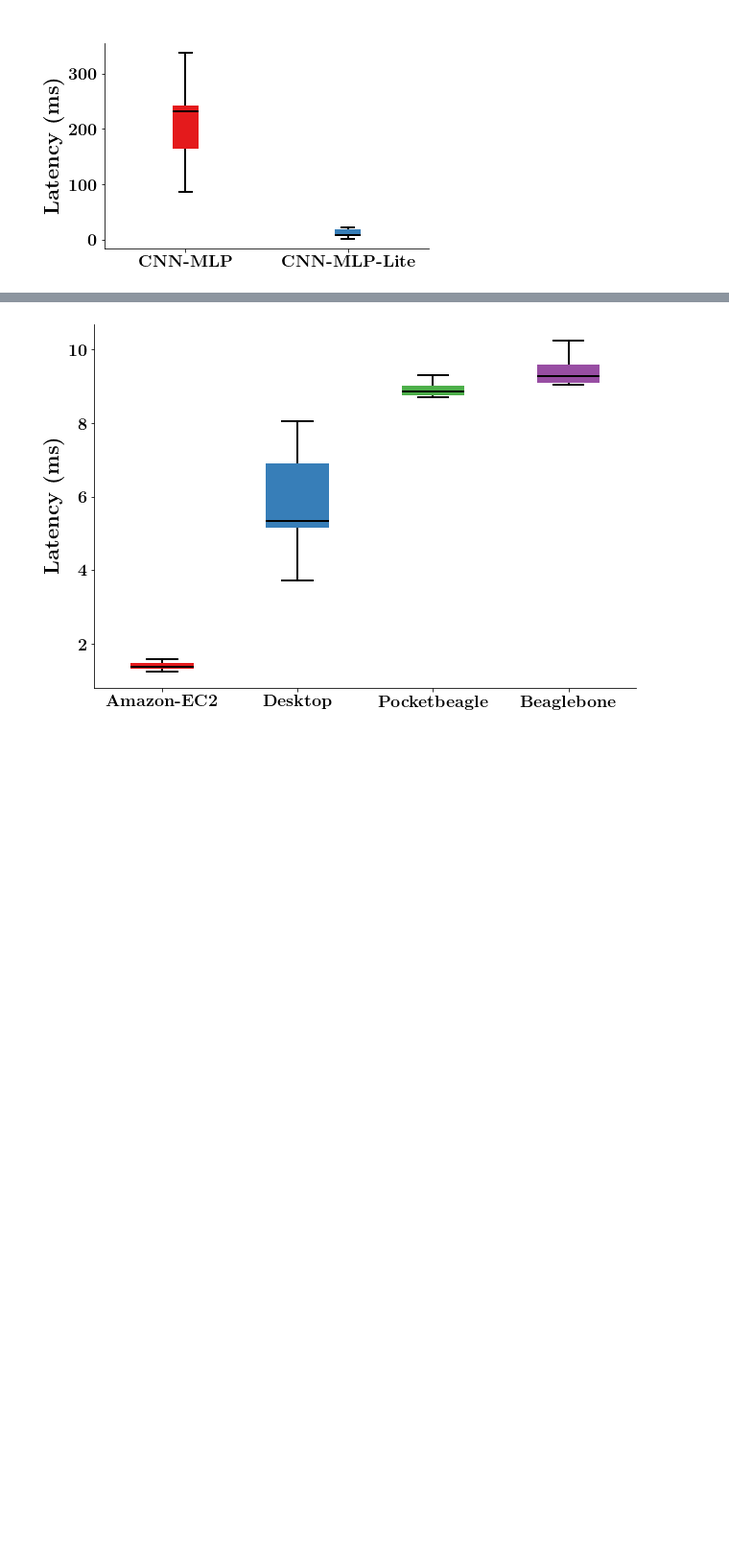
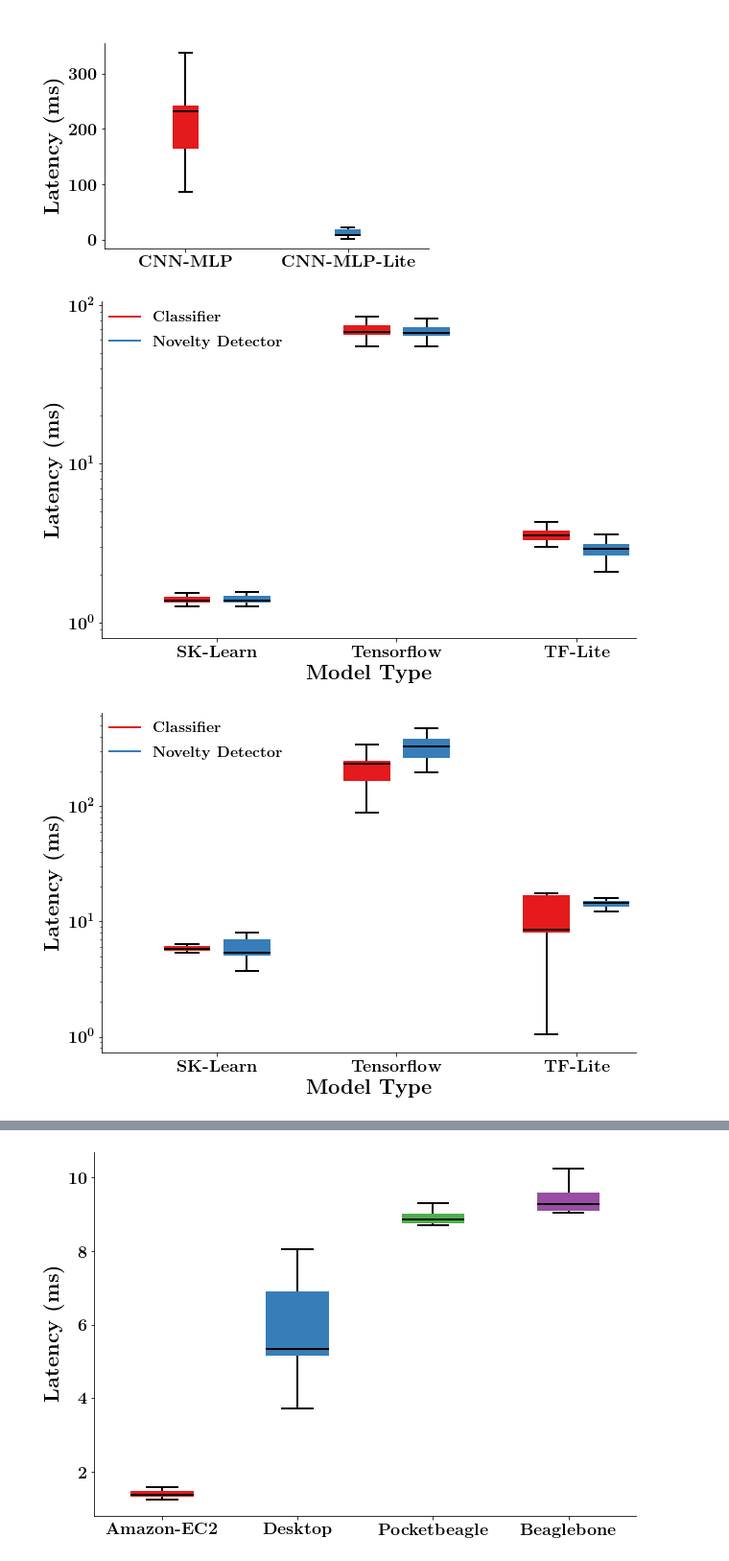
Before and after one commit to danielnewman09/Dissertation, a Jupyter notebook: Dissertation-Notebooks/Chapter-4/Latency_Analysis.ipynb, the cells around one changed output, grey strips where cells are left out. Shown at 96% size. Cells and saved outputs as stored; diff of their text form; code cells hidden in the pictures; blank space fills up the shorter version.

```diff
--- a/Dissertation-Notebooks/Chapter-4/Latency_Analysis.ipynb
+++ b/Dissertation-Notebooks/Chapter-4/Latency_Analysis.ipynb
@@ -162,6 +260,34 @@ box_plot(latencyVals[:,np.array([6,7]),1],columns[np.array([6,7])],
 [figure]
 [figure]
 [figure]
+# %%
+cloudLatencyND = latencyVals[:,np.array([0,2,3]),0]
+cloudLatencyCLF = latencyVals[:,np.array([4,6,7]),0]
+
+desktopLatencyND = latencyVals[:,np.array([0,2,3]),1]
+desktopLatencyCLF = latencyVals[:,np.array([4,6,7]),1]
+# %%
+cloudLatencyCLF = np.expand_dims(cloudLatencyCLF,axis=1)
+cloudLatencyND = np.expand_dims(cloudLatencyND,axis=1)
+
+desktopLatencyCLF = np.expand_dims(desktopLatencyCLF,axis=1)
+desktopLatencyND = np.expand_dims(desktopLatencyND,axis=1)
+
+cloudLatency = np.hstack((cloudLatencyCLF,cloudLatencyND))
+desktopLatency = np.hstack((desktopLatencyCLF,desktopLatencyND))
+# %%
+box_plot_compare((cloudLatency),['SK-Learn','Tensorflow','TF-Lite'],savefig=True,filename='Amazon-CompareLatency',
+         template='presentation',xlabel='Model Type',color_order=np.zeros(6).astype(int),ylabel='Latency (ms)',
+         showfliers=False,legend_loc='upper left',max_cutoff=2,plot_type='box',
+         log_y=True,extension='svg',inferenceLocations=[r'\textbf{Classifier}',r'\textbf{Novelty Detector}'])
+
+box_plot_compare((desktopLatency),['SK-Learn','Tensorflow','TF-Lite'],savefig=True,filename='Desktop-CompareLatency',
+         template='presentation',xlabel='Model Type',color_order=np.zeros(6).astype(int),ylabel='Latency (ms)',
+         showfliers=False,legend_loc='upper left',max_cutoff=2,plot_type='box',
+         log_y=True,extension='svg',inferenceLocations=[r'\textbf{Classifier}',r'\textbf{Novelty Detector}'])
+# %% [output]
+[figure, added]
+[figure, added]
 # %%
 box_plot(latencyVals[:,:4,1],columns[:4],savefig=True,
          filename='Desktop_Latency_Anomaly_Boxplot',template='Wide',log_y=True,
```
Also changed, not shown: parts of 5 cells of this notebook, 19 other files.
